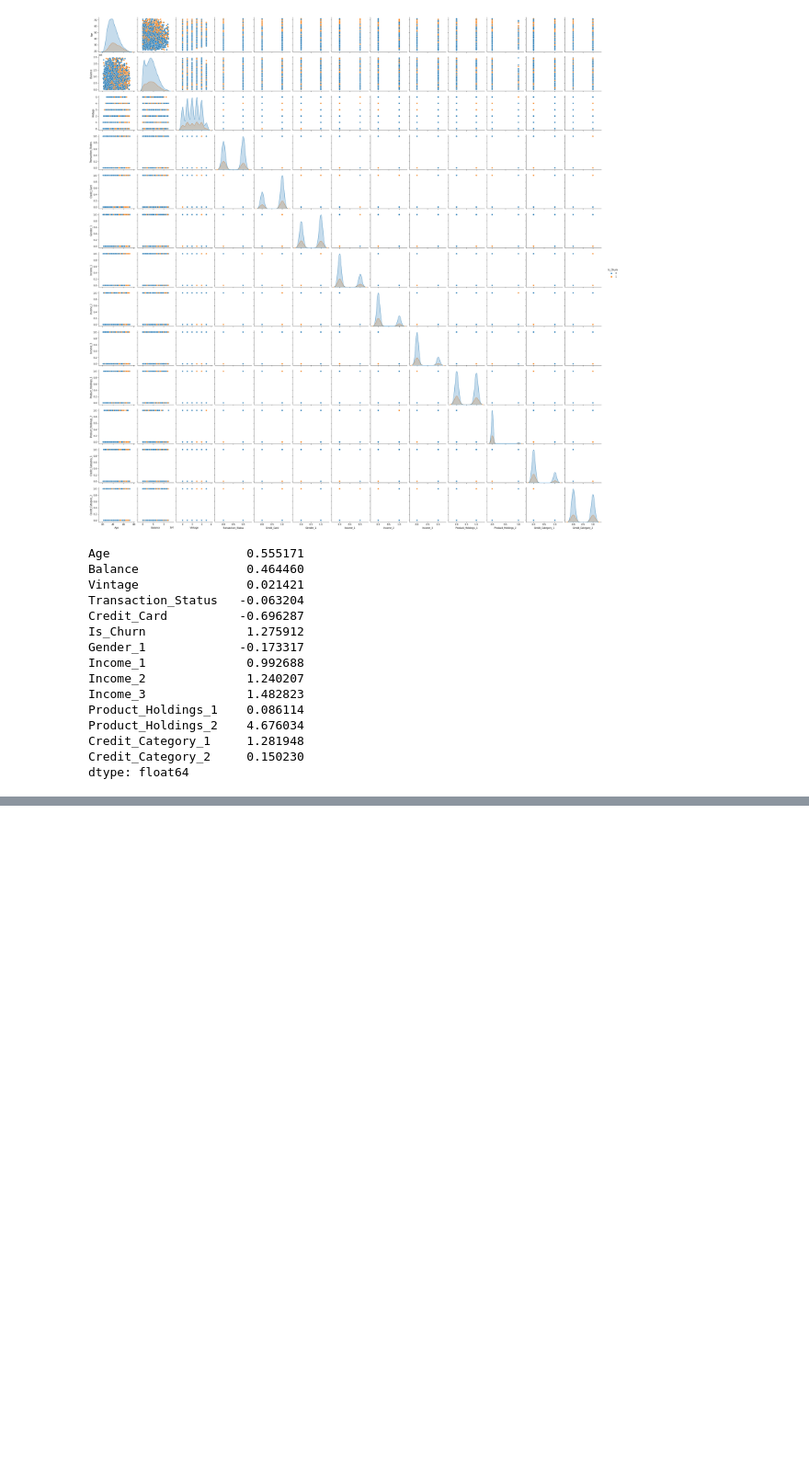
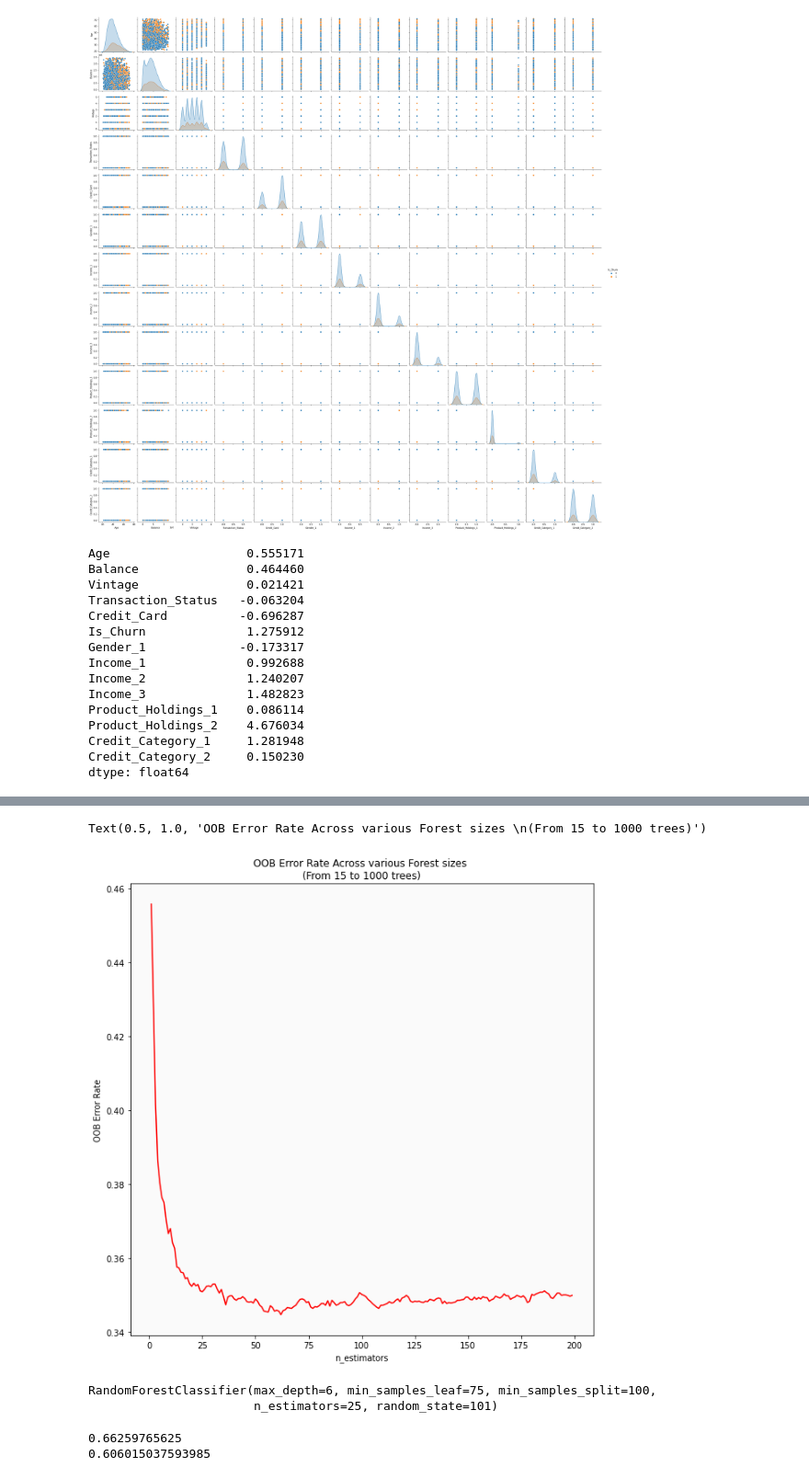
Before and after one commit to mukeshmk7/customer-churn_prediction, a Jupyter notebook: churn_prediction.ipynb, the cells around one changed output, grey strips where cells are left out. Shown at 92% size. Saved outputs shown, nothing was run; the diff lists cells and outputs as text; code cells hidden in the pictures; blank space fills up the shorter version.

```diff
--- a/churn_prediction.ipynb
+++ b/churn_prediction.ipynb
@@ -184,0 +458,2 @@ dtype: float64
+# %%
+rf_model.set_params(criterion='gini', max_depth=6, min_samples_leaf=75, min_samples_split=100, oob_score=True)
@@ -184,0 +463,2 @@ dtype: float64
+# %%
+rf_model.fit(X_train, y_train)
@@ -184,0 +468,11 @@ dtype: float64
+# %%
+error_rate = {}
+
+for i in range(1,200):
+    # Use n random trees
+    rf_model.set_params(n_estimators=i)
+    rf_model.fit(X_train, y_train)
+    oob_error = 1 - rf_model.oob_score_
+    error_rate[i] = oob_error
+# %%
+oob_series = pd.Series(error_rate)
@@ -184,0 +494,19 @@ dtype: float64
+# %%
+fig, ax = plt.subplots(figsize=(10, 10))
+
+ax.set_facecolor('#fafafa')
+
+oob_series.plot(kind='line',color = 'red')
+plt.xlabel('n_estimators')
+plt.ylabel('OOB Error Rate')
+plt.title('OOB Error Rate Across various Forest sizes \n(From 15 to 1000 trees)')
+# %% [output]
+Text(0.5, 1.0, 'OOB Error Rate Across various Forest sizes \n(From 15 to 1000 trees)')
+[figure, added]
+# %%
+rf_model.set_params(n_estimators=25,
+                  bootstrap = True,
+                  oob_score=False)
+# %% [output]
+RandomForestClassifier(max_depth=6, min_samples_leaf=75, min_samples_split=100,
+                       n_estimators=25, random_state=101)
@@ -184,0 +516,6 @@ dtype: float64
+# %%
+print(accuracy_score(y_train, train_pred))
+print(accuracy_score(y_test, test_pred))
+# %% [output]
+0.66259765625
+0.606015037593985
```
Also changed, not shown: parts of 75 cells of this notebook.
